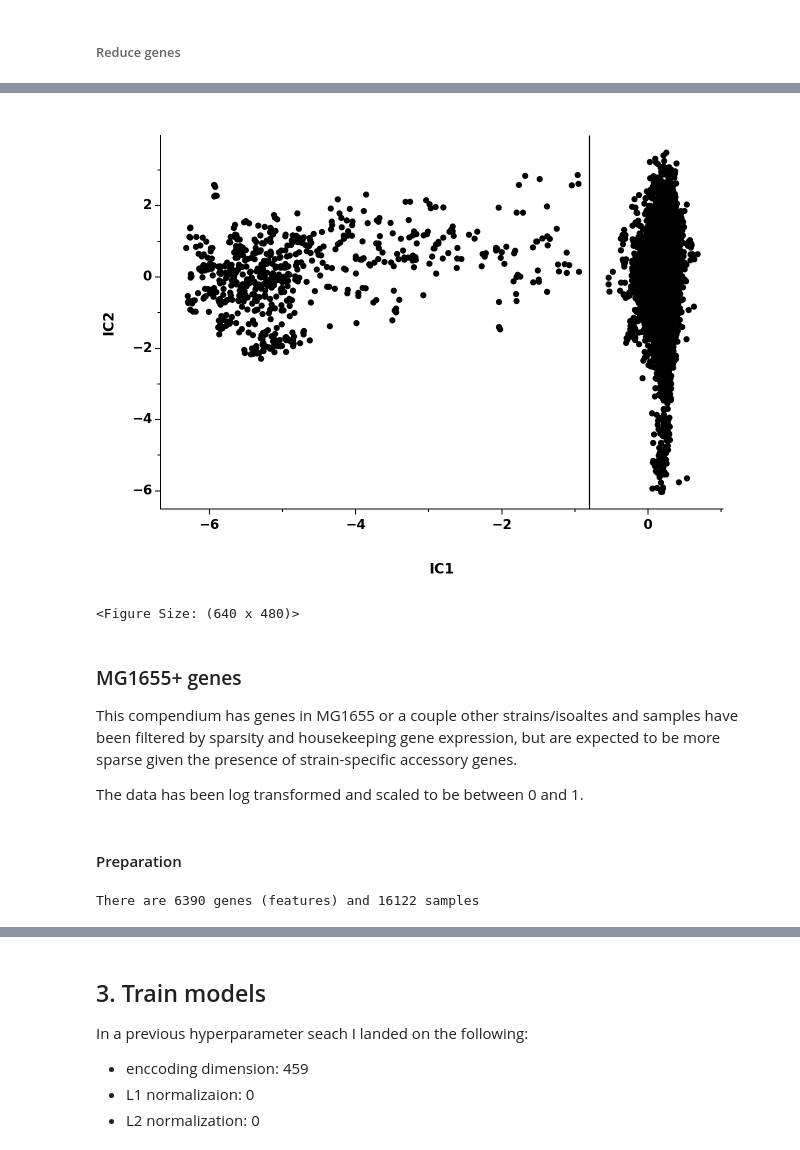
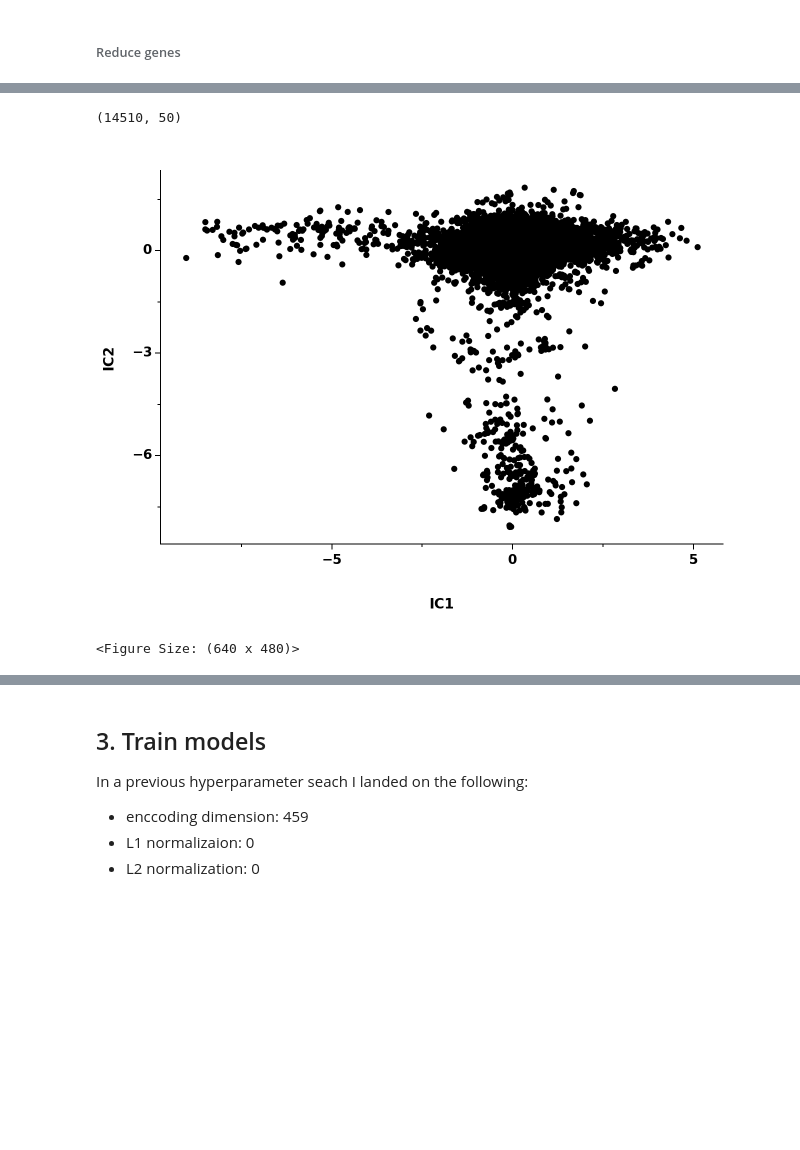
Before and after one commit to Mukundan-T/seqADAGE, a Jupyter notebook: Py/muk_transfer_learning/Mukundan_sA_ecmg_tl.ipynb, the cells around one changed output, grey strips where cells are left out. Cells and saved outputs as stored; diff of their text form; code cells hidden in the pictures; blank space fills up the shorter version.

Commit message:
Ran PCA/UMAP/ICA/tSNE on the filtered data and identified potential gene clusters

```diff
--- a/Py/muk_transfer_learning/Mukundan_sA_ecmg_tl.ipynb
+++ b/Py/muk_transfer_learning/Mukundan_sA_ecmg_tl.ipynb
@@ -496,9 +642,8 @@ p6
 # %% [markdown]
 ###### Reduce genes
 # %%
-Y_ica = FastICA(n_components=50).fit_transform(y)
+Y_ica = FastICA(n_components=50).fit_transform(filtered_df.T)
 # %%
 df_ica2 = pd.DataFrame(Y_ica)
 df_ica2.columns = [f"IC{i}" for i in range(1, 51)]
-df_ica2.index = all_comp.columns
-df_ica2.head()
+df_ica2.index = filtered_df.columns
@@ -513,22 +650,14 @@ df_ica2.head()
+# %%
+df_ica2.shape
+# %% [output]
+(14510, 50)
 # %%
-p7 = (
-    ggplot(df_ica2, aes(x="IC1", y="IC2"))
-    + geom_point()
-    + theme_prism()
-    + geom_vline(xintercept=-0.8)
+p8 = (
+  ggplot(df_ica2, aes(x="IC1", y="IC2"))
+  + geom_point()
+  + theme_prism()
 )
-p7
+p8
 # %% [output]
-[figure, old version]
+[figure, new version]
 <Figure Size: (640 x 480)>
-# %% [markdown]
-### MG1655+ genes
-
-This compendium has genes in MG1655 or a couple other strains/isoaltes
-and samples have been filtered by sparsity and housekeeping gene
-expression, but are expected to be more sparse given the presence of
-strain-specific accessory genes.
-
-The data has been log transformed and scaled to be between 0 and 1.
-# %% [markdown]
-#### Preparation
@@ -539,4 +663,0 @@ samp_num = np.size(all_comp, 1)
-# %%
-print(f"There are {gene_num} genes (features) and {samp_num} samples")
-# %% [output]
-There are 6390 genes (features) and 16122 samples
```
Also changed, not shown: parts of 95 cells of this notebook.
